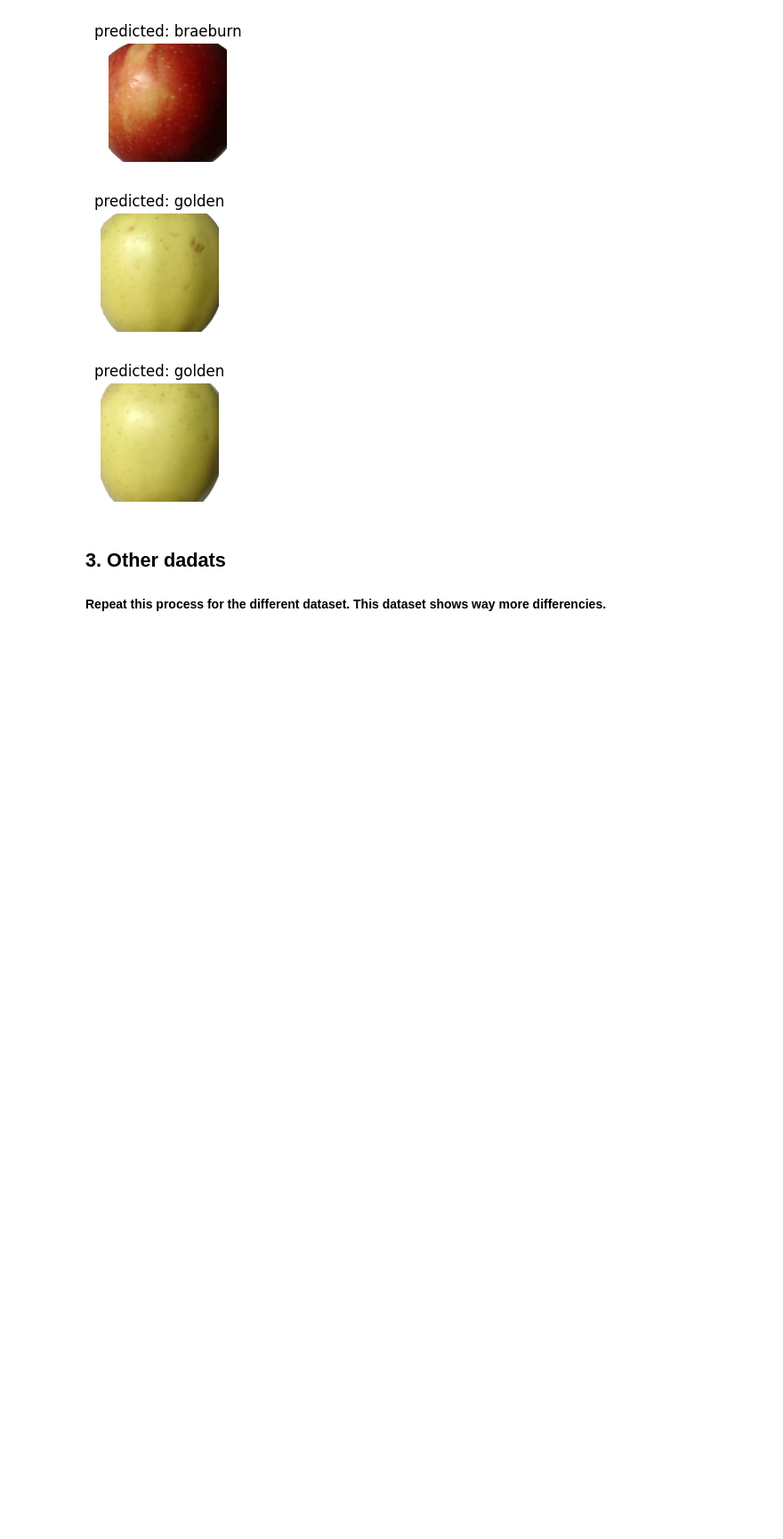
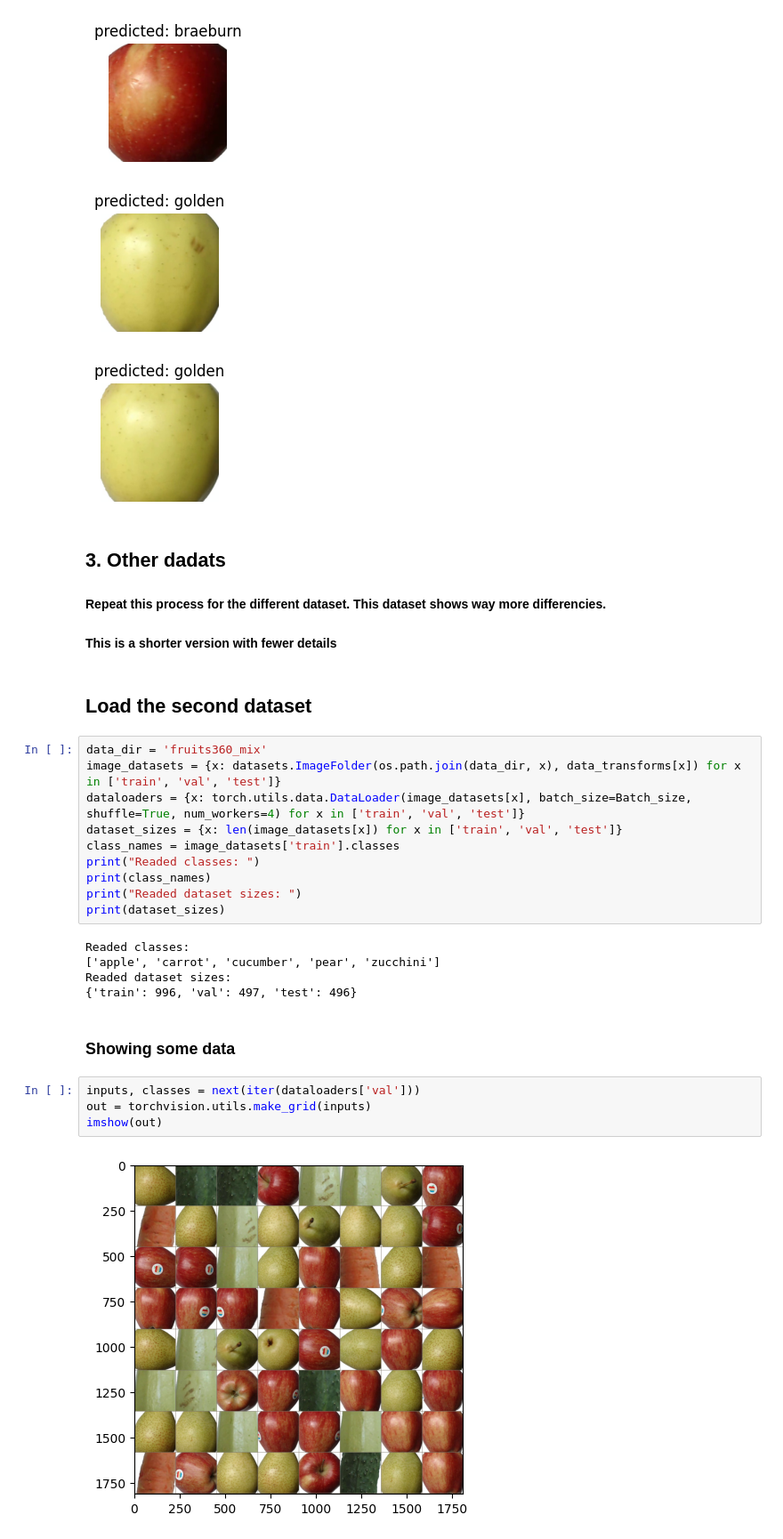
Before and after one commit to SandorBalazsHU/elte-ik-deep-learning-01, a Jupyter notebook: DND_Assignment_1_aza6nl_sandorbalazs.ipynb, the cells around one changed output. Shown at 89% size. Saved outputs shown, nothing was run; the diff lists cells and outputs as text; blank space fills up the shorter version.

Commit message:
Second dataset started.

```diff
--- a/DND_Assignment_1_aza6nl_sandorbalazs.ipynb
+++ b/DND_Assignment_1_aza6nl_sandorbalazs.ipynb
@@ -469,3 +469,29 @@ visualize_model(model_ft)
 ## 3. Other dadats
 
 #### Repeat this process for the different dataset. This dataset shows way more differencies.
+#### This is a shorter version with fewer details
+# %% [markdown]
+## Load the second dataset
+# %%
+data_dir = 'fruits360_mix'
+image_datasets = {x: datasets.ImageFolder(os.path.join(data_dir, x), data_transforms[x]) for x in ['train', 'val', 'test']}
+dataloaders = {x: torch.utils.data.DataLoader(image_datasets[x], batch_size=Batch_size, shuffle=True, num_workers=4) for x in ['train', 'val', 'test']}
+dataset_sizes = {x: len(image_datasets[x]) for x in ['train', 'val', 'test']}
+class_names = image_datasets['train'].classes
+print("Readed classes: ")
+print(class_names)
+print("Readed dataset sizes: ")
+print(dataset_sizes)
+# %% [output]
+Readed classes:
+['apple', 'carrot', 'cucumber', 'pear', 'zucchini']
+Readed dataset sizes:
+{'train': 996, 'val': 497, 'test': 496}
+# %% [markdown]
+### Showing some data
+# %%
+inputs, classes = next(iter(dataloaders['val']))
+out = torchvision.utils.make_grid(inputs)
+imshow(out)
+# %% [output]
+[figure, added]
```
Also changed, not shown: parts of 3 cells of this notebook.
